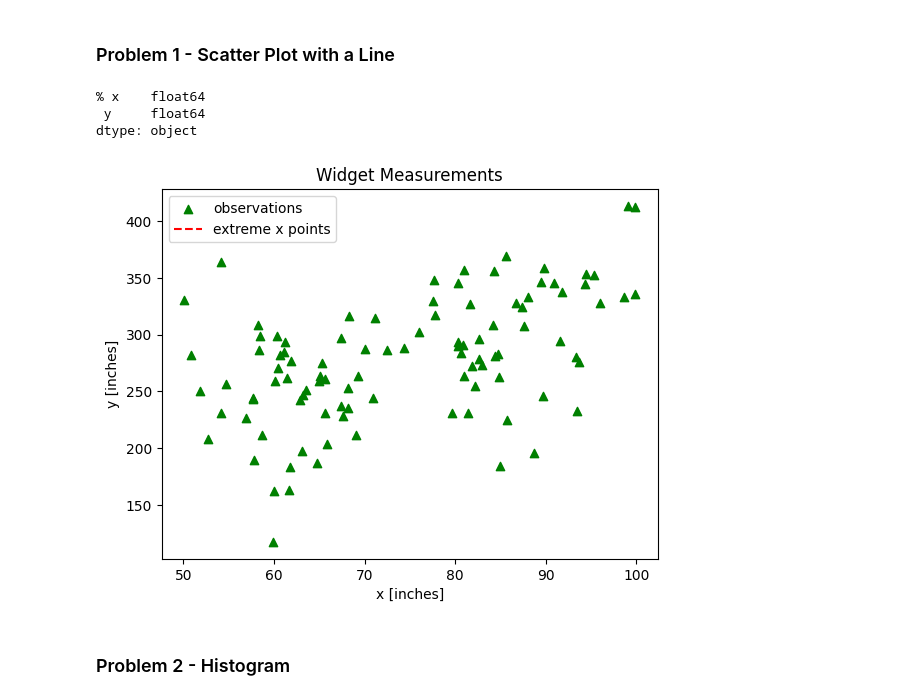
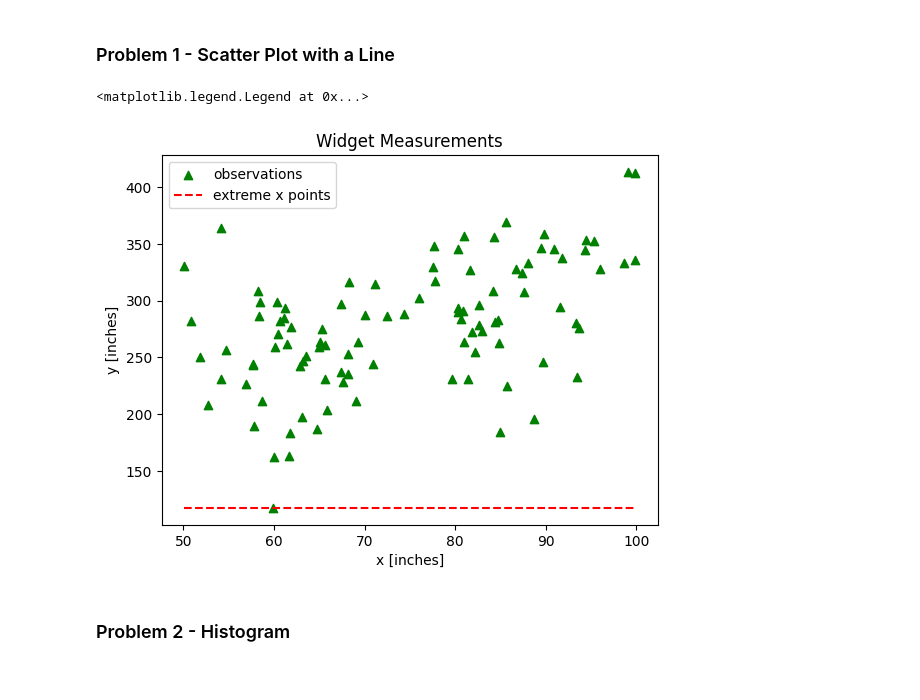
Before and after one commit to IE-555/homework4-yusufihsantokel, a Jupyter notebook: yusufihs_hw4.ipynb, the cells around one changed output. Cells and saved outputs as stored; diff of their text form; code cells hidden in the pictures.

```diff
--- a/yusufihs_hw4.ipynb
+++ b/yusufihs_hw4.ipynb
@@ -18,20 +18,19 @@ import pandas as pd
 # %%
 # It's OK to break up your code into multiple cells.
 data = pd.read_csv("scatter_data.csv")
 data = data[~data.iloc[:,0].astype(str).str.contains('%')] #remove % values from all rows in first column
 data = data[~data.iloc[:,1].astype(str).str.contains('%')] #remove % values from all rows in second column
 plt.title("Widget Measurements")
 plt.ylabel('y [inches]')
 plt.xlabel('x [inches]')
 plt.scatter(data.iloc[:,0], data.iloc[:,1], marker = "^", color = "green", label = "observations")
 # create a horizontal line where the y direction would be the middle point and x values are basically minimum and maximum values of x
-plt.axhline(y = (max(data.iloc[:,1]) - min(data.iloc[:,1]))/2, xmin=min(data.iloc[:,0]), xmax=max(data.iloc[:,0]), color="red", linestyle="--", label="extreme x points")
+plt.plot([min(data.iloc[:,0]),max(data.iloc[:,0])],[min(data.iloc[:,1]),min(data.iloc[:,1])],linestyle='dashed', color='red', markersize=10, markeredgewidth=1, label="extreme x points")
+#plt.axhline(y = (max(data.iloc[:,1]) - min(data.iloc[:,1]))/2, xmin=min(data.iloc[:,0]), xmax=max(data.iloc[:,0]), color="red", linestyle="--", label="extreme x points")
 plt.legend(loc="upper left")
 # %% [output]
-% x    float64
- y     float64
-dtype: object
+<matplotlib.legend.Legend at 0x...>
-[figure, old version]
+[figure, new version]
 # %% [markdown]
 ### Problem 2 - Histogram
 # %%
```
Also changed, not shown: parts of 5 cells of this notebook, 1 other file.
